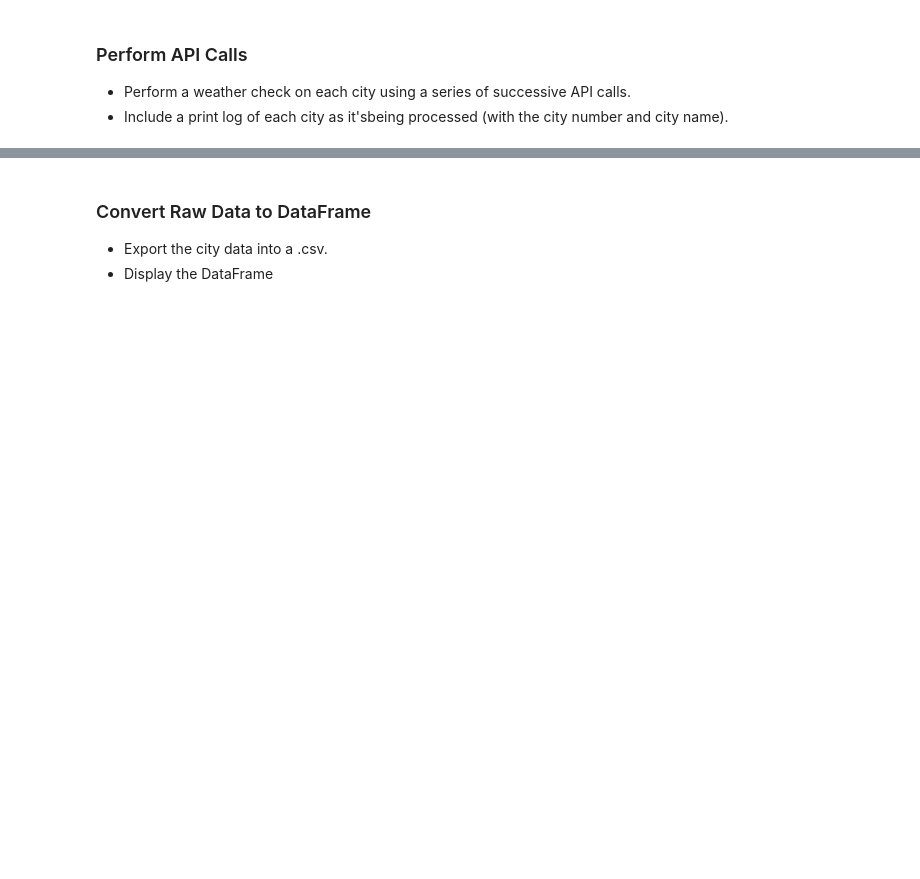
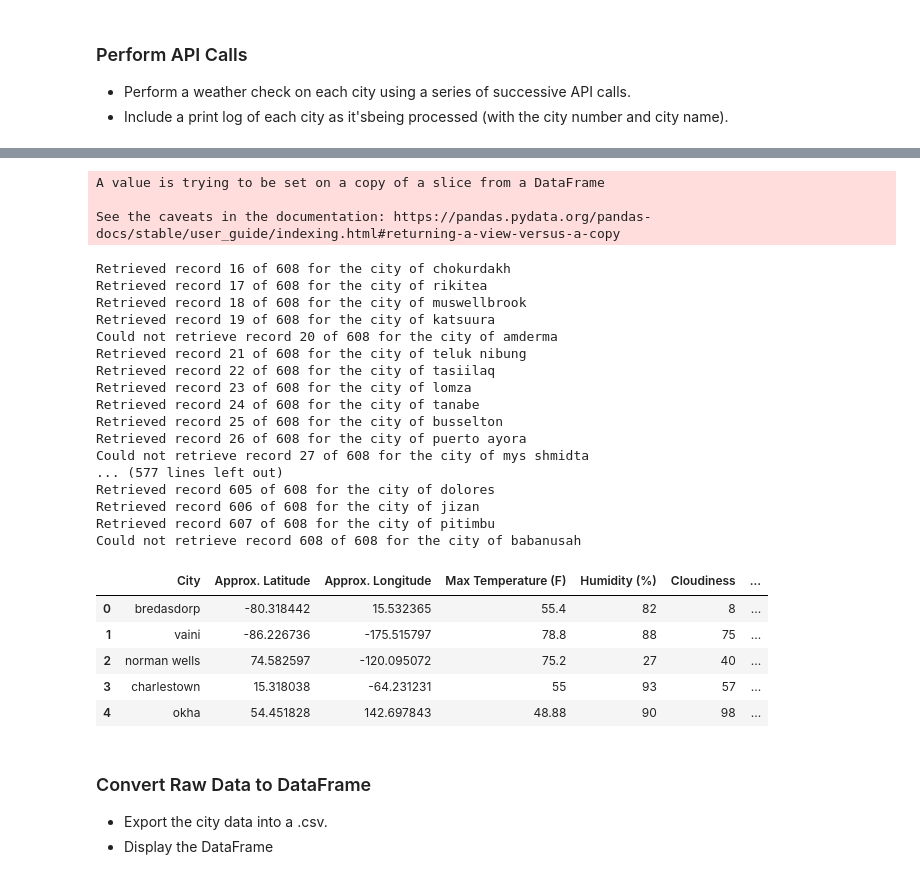
Before and after one commit to Gendo90/python-api-challenge, a Jupyter notebook: starter_code/WeatherPy.ipynb, the cells around one changed output, grey strips where cells are left out. Saved outputs shown, nothing was run; the diff lists cells and outputs as text; code cells hidden in the pictures; blank space fills up the shorter version.

```diff
--- a/starter_code/WeatherPy.ipynb
+++ b/starter_code/WeatherPy.ipynb
@@ -99,7 +99,7 @@ city_list["Actual Longitude"] = ""
 city_list["Country"] = ""
 
 #setup column for city datetime
-city_list["Datetime (UTC)"] = ""
+city_list["Datetime (Local)"] = ""
 #note that current timezone is PST (-7:00 from GMT)
 PST_offset = 7*60*60
 
@@ -110,7 +110,7 @@ params = {"q":city_list["City"][0], "units":"imperial", "appid":weather_api_key}
 test_response = requests.get(base_url_current, params)
 json_response = test_response.json()
 # json.dumps(json_response, indent=4)
-print(json_response)
+
 
 #establish pattern for getting data into columns from json object
 city_list["Actual Latitude"][0] = json_response["coord"]["lat"]
@@ -123,7 +123,23 @@ city_list["Country"][0] = json_response["sys"]["country"]
 #create datetime.datetime object to give local date and time at the city of interest (need to add an offset from our
 #computer clock set to PST and then add in the timezone shift given by the API to change from GMT)
 first_city_time = datetime.datetime.fromtimestamp(json_response["dt"]+json_response["timezone"]+PST_offset)
-city_list["Datetime (UTC)"][0] = "{} {}".format(first_city_time.date(), first_city_time.time())
+city_list["Datetime (Local)"][0] = "{} {}".format(first_city_time.date(), first_city_time.time())
 
-city_list.head()
+#create helper function to give the Datetime (UTC) column string
+def getTimeString(resp_json, comp_time):
+    curr_city_datetime = datetime.datetime.fromtimestamp(resp_json["dt"]+resp_json["timezone"]+comp_time)
+    return "{} {}".format(curr_city_datetime.date(), curr_city_datetime.time())
+
+#create function to add all info to dataframe using the above pattern
+def addColumns(pd_df, resp_json, i, comp_time):
+    pd_df["Actual Latitude"][i] = resp_json["coord"]["lat"]
+    pd_df["Actual Longitude"][i] = resp_json["coord"]["lon"]
+    pd_df["Max Temperature (F)"][i] = resp_json["main"]["temp_max"]
+    pd_df["Humidity (%)"][i] = resp_json["main"]["humidity"]
+    pd_df["Cloudiness"][i] = resp_json["clouds"]["all"]
+    pd_df["Wind Speed (mph)"][i] = resp_json["wind"]["speed"]
+    pd_df["Country"][i] = resp_json["sys"]["country"]
+    #create datetime.datetime object to give local date and time at the city of interest (need to add an offset from our
+    #computer clock set to PST and then add in the timezone shift given by the API to change from GMT)
+    pd_df["Datetime (Local)"][i] = getTimeString(resp_json, comp_time)
 # %% [output]
@@ -153,0 +163,20 @@ See the caveats in the documentation: https://pandas.pydata.org/pandas-docs/stab
+# %%
+#loop over rows in dataframe to gather info for each city's weather
+#put in its own cell to allow running separately from the test/setup of the API calls
+record_count = len(city_list)
+
+for i, row in city_list.iterrows():
+    #use try/except construct to skip over missing cities or missing info
+    try:
+        params["q"] = row["City"]
+        response = requests.get(base_url_current, params)
+        json_resp = response.json()
+        addColumns(city_list, json_resp, i, PST_offset)
+        print("Retrieved record {} of {} for the city of {}".format(i+1, record_count, row["City"]))
+    except:
+        city_list["City"][i] = "Failed"
+        print("Could not retrieve record {} of {} for the city of {}".format(i+1, record_count, row["City"]))
+
+
+city_list.head()
+# %% [output]
@@ -154,3 +215,29 @@ See the caveats in the documentation: https://pandas.pydata.org/pandas-docs/stab
+A value is trying to be set on a copy of a slice from a DataFrame
+
+See the caveats in the documentation: https://pandas.pydata.org/pandas-docs/stable/user_guide/indexing.html#returning-a-view-versus-a-copy
+Retrieved record 16 of 608 for the city of chokurdakh
+Retrieved record 17 of 608 for the city of rikitea
+Retrieved record 18 of 608 for the city of muswellbrook
+Retrieved record 19 of 608 for the city of katsuura
+Could not retrieve record 20 of 608 for the city of amderma
+Retrieved record 21 of 608 for the city of teluk nibung
+Retrieved record 22 of 608 for the city of tasiilaq
+Retrieved record 23 of 608 for the city of lomza
+Retrieved record 24 of 608 for the city of tanabe
+Retrieved record 25 of 608 for the city of busselton
+Retrieved record 26 of 608 for the city of puerto ayora
+Could not retrieve record 27 of 608 for the city of mys shmidta
+... (577 lines left out)
+Retrieved record 605 of 608 for the city of dolores
+Retrieved record 606 of 608 for the city of jizan
+Retrieved record 607 of 608 for the city of pitimbu
+Could not retrieve record 608 of 608 for the city of babanusah
+|  | City | Approx. Latitude | Approx. Longitude | Max Temperature (F) | Humidity (%) | Cloudiness | ... |
+| 0 | bredasdorp | -80.318442 | 15.532365 | 55.4 | 82 | 8 | ... |
+| 1 | vaini | -86.226736 | -175.515797 | 78.8 | 88 | 75 | ... |
+| 2 | norman wells | 74.582597 | -120.095072 | 75.2 | 27 | 40 | ... |
+| 3 | charlestown | 15.318038 | -64.231231 | 55 | 93 | 57 | ... |
+| 4 | okha | 54.451828 | 142.697843 | 48.88 | 90 | 98 | ... |
 # %% [markdown]
 ### Convert Raw Data to DataFrame
 * Export the city data into a .csv.
```
Also changed, not shown: parts of 5 cells of this notebook, 2 other files.
